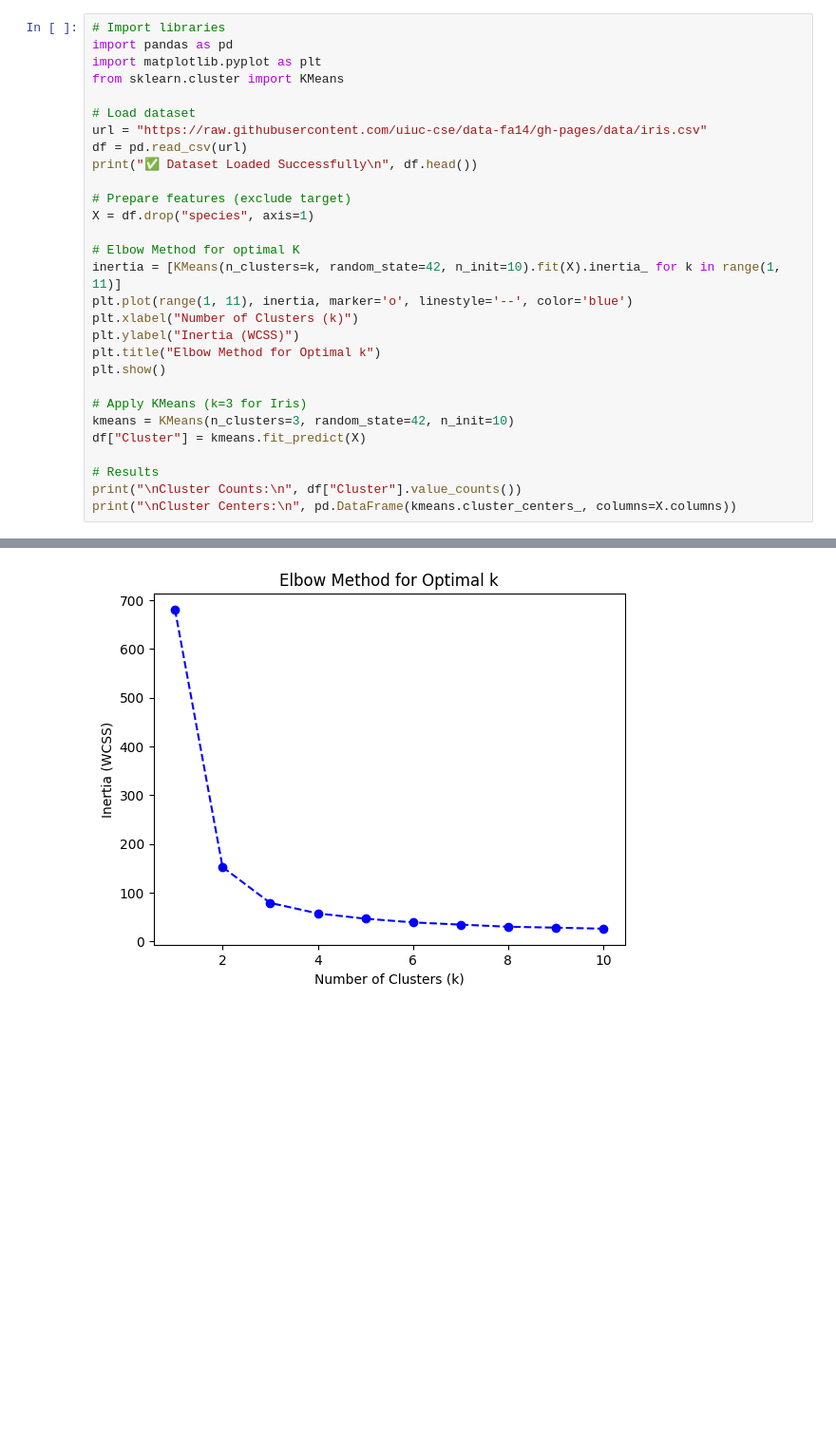
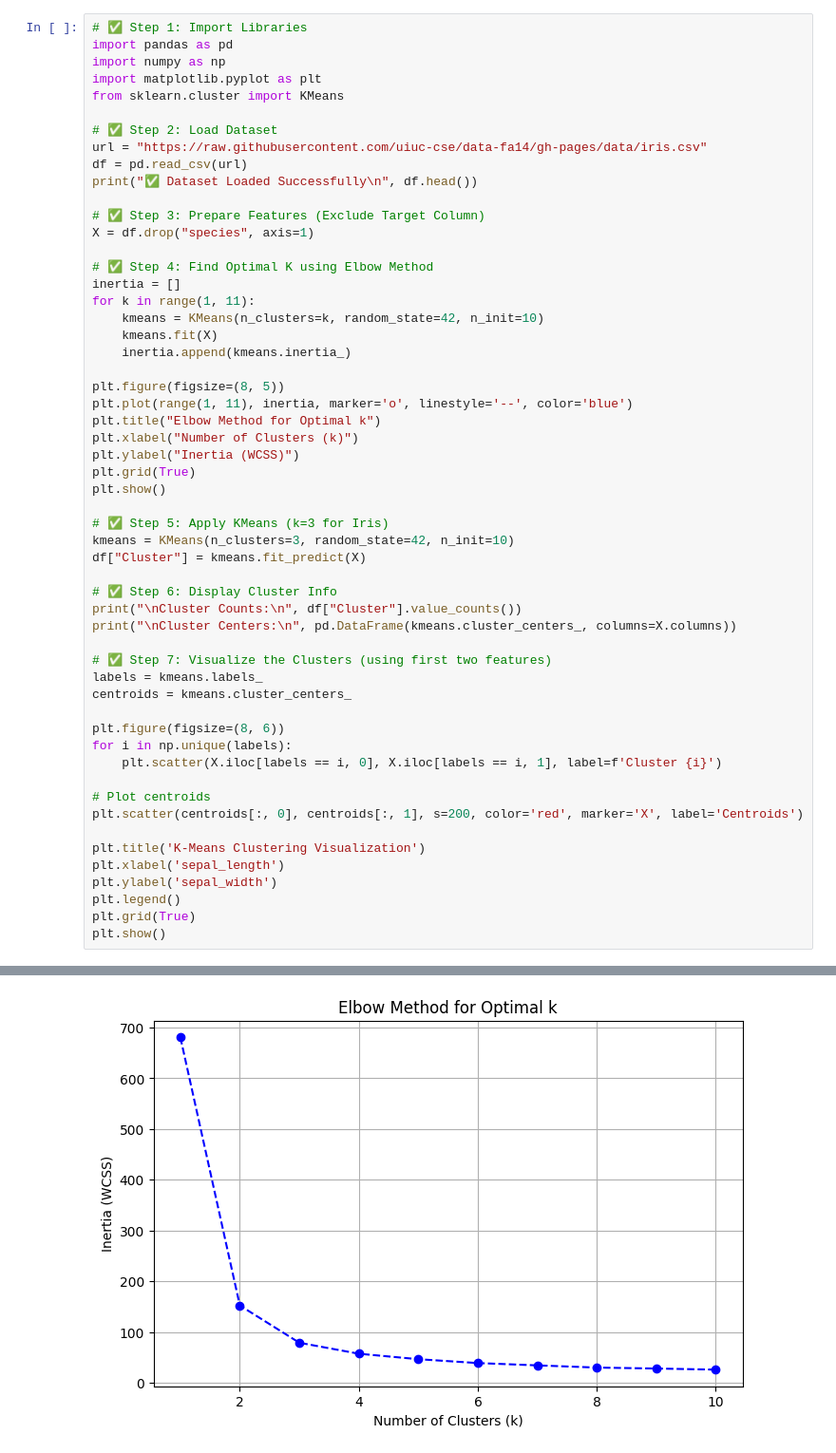
Before and after one commit to Randomgeek2024/CL1, a Jupyter notebook: ML(4) .ipynb, the cells around one changed output, grey strips where cells are left out. Shown at 95% size. Cells and saved outputs as stored; diff of their text form; blank space fills up the shorter version.

```diff
--- a/ML(4) .ipynb
+++ b/ML(4) .ipynb
@@ -1,41 +1,67 @@
 # %%
-# Import libraries
+# ✅ Step 1: Import Libraries
 import pandas as pd
+import numpy as np
 import matplotlib.pyplot as plt
 from sklearn.cluster import KMeans
 
-# Load dataset
+# ✅ Step 2: Load Dataset
 url = "https://raw.githubusercontent.com/uiuc-cse/data-fa14/gh-pages/data/iris.csv"
 df = pd.read_csv(url)
 print("✅ Dataset Loaded Successfully\n", df.head())
 
-# Prepare features (exclude target)
+# ✅ Step 3: Prepare Features (Exclude Target Column)
 X = df.drop("species", axis=1)
 
-# Elbow Method for optimal K
-inertia = [KMeans(n_clusters=k, random_state=42, n_init=10).fit(X).inertia_ for k in range(1, 11)]
+# ✅ Step 4: Find Optimal K using Elbow Method
+inertia = []
+for k in range(1, 11):
+    kmeans = KMeans(n_clusters=k, random_state=42, n_init=10)
+    kmeans.fit(X)
+    inertia.append(kmeans.inertia_)
+
+plt.figure(figsize=(8, 5))
 plt.plot(range(1, 11), inertia, marker='o', linestyle='--', color='blue')
+plt.title("Elbow Method for Optimal k")
 plt.xlabel("Number of Clusters (k)")
 plt.ylabel("Inertia (WCSS)")
-plt.title("Elbow Method for Optimal k")
+plt.grid(True)
 plt.show()
 
-# Apply KMeans (k=3 for Iris)
+# ✅ Step 5: Apply KMeans (k=3 for Iris)
 kmeans = KMeans(n_clusters=3, random_state=42, n_init=10)
 df["Cluster"] = kmeans.fit_predict(X)
 
-# Results
+# ✅ Step 6: Display Cluster Info
 print("\nCluster Counts:\n", df["Cluster"].value_counts())
 print("\nCluster Centers:\n", pd.DataFrame(kmeans.cluster_centers_, columns=X.columns))
+
+# ✅ Step 7: Visualize the Clusters (using first two features)
+labels = kmeans.labels_
+centroids = kmeans.cluster_centers_
+
+plt.figure(figsize=(8, 6))
+for i in np.unique(labels):
+    plt.scatter(X.iloc[labels == i, 0], X.iloc[labels == i, 1], label=f'Cluster {i}')
+
+# Plot centroids
+plt.scatter(centroids[:, 0], centroids[:, 1], s=200, color='red', marker='X', label='Centroids')
+
+plt.title('K-Means Clustering Visualization')
+plt.xlabel('sepal_length')
+plt.ylabel('sepal_width')
+plt.legend()
+plt.grid(True)
+plt.show()
 # %% [output]
 ✅ Dataset Loaded Successfully
     sepal_length  sepal_width  petal_length  petal_width species
 0           5.1          3.5           1.4          0.2  setosa
 1           4.9          3.0           1.4          0.2  setosa
 2           4.7          3.2           1.3          0.2  setosa
 3           4.6          3.1           1.5          0.2  setosa
 4           5.0          3.6           1.4          0.2  setosa
-[figure, old version]
+[figure, new version]
 Cluster Counts:
  Cluster
 0    62
```
Also changed, not shown: parts of 1 cell of this notebook, 1 other file.
